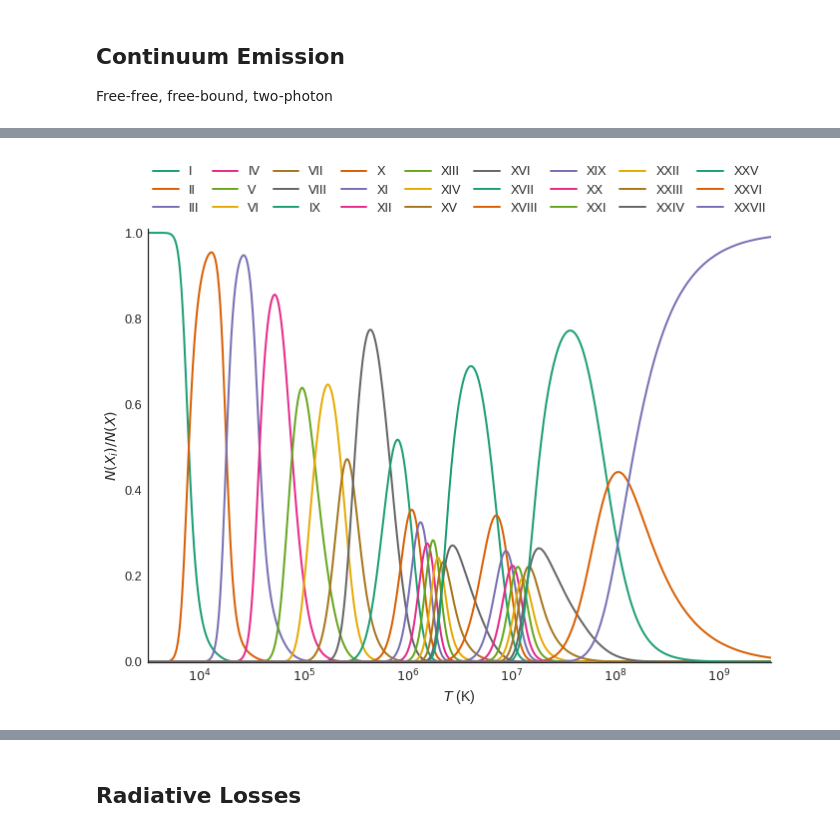
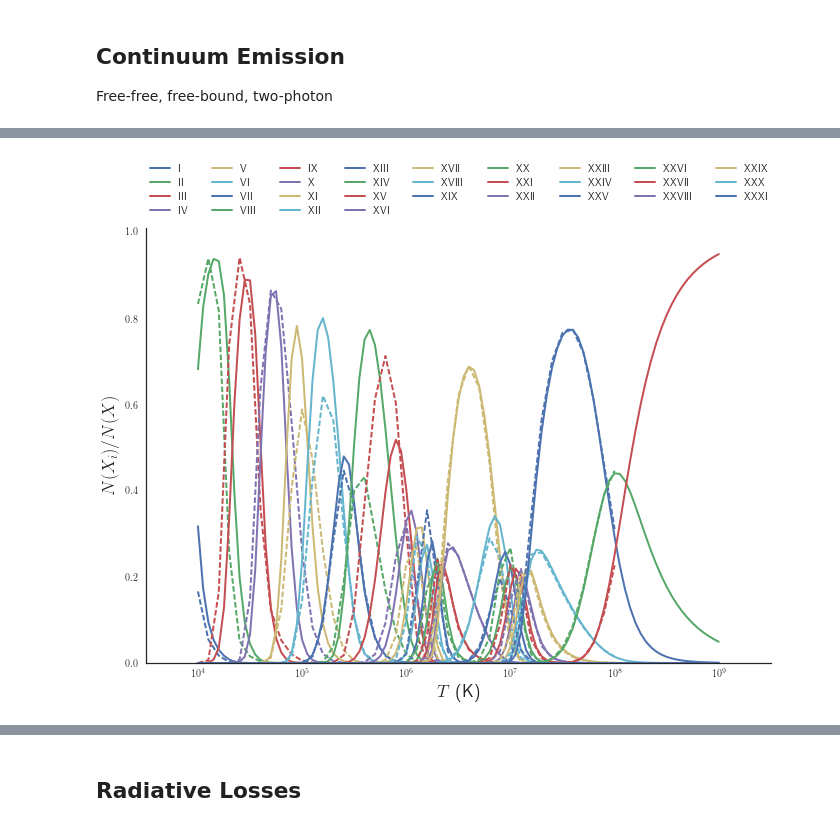
Before and after one commit to wtbarnes/chiantipy-talk-scipy-2017, a Jupyter notebook: paper/build_proceedings_figures.ipynb, the cells around one changed output, grey strips where cells are left out. Saved outputs shown, nothing was run; the diff lists cells and outputs as text; code cells hidden in the pictures.

```diff
--- a/paper/build_proceedings_figures.ipynb
+++ b/paper/build_proceedings_figures.ipynb
@@ -9,7 +9,8 @@ import numpy as np
 from scipy.optimize import curve_fit
 import matplotlib.pyplot as plt
 import matplotlib.colors
-import seaborn as sns
+from matplotlib import ticker
+import seaborn.apionly as sns
 import pandas as pd
 import periodictable
 import roman
@@ -19,9 +20,9 @@ import ChiantiPy.tools.util as ch_util
 import ChiantiPy.tools.data as ch_data
 import ChiantiPy.tools.io as ch_io
 
-sns.set_context('paper',font_scale=1.6,
-                rc={
-                    'lines.linewidth':2
-                })
+#sns.set_context('paper',
+#                rc={prop:plt.rcParams[prop] for prop in ['lines.linewidth','axes.titlesize','axes.labelsize',
+#                                                         'xtick.labelsize','ytick.labelsize']})
 sns.set_style('white')
+sns.set_palette('deep')
 %matplotlib inline
@@ -176,0 +144,4 @@ fe_ioneq.calculate(temperature)
+# %%
+wavelength = np.logspace(0,3,100)
+temperature = np.logspace(6,8.5,100)
+fe18_continuum = ch.Continuum('fe_18',temperature)
@@ -177,19 +209,29 @@ fe_ioneq.calculate(temperature)
+# %%
+fe_ioneq_chianti = ch.ioneq('Fe')
+fe_ioneq_chianti.load()
+fe_ioneq_mazzotta = ch.ioneq('Fe')
+fe_ioneq_mazzotta.load(ioneqName='mazzotta_etal')
 # %%
 fig = plt.figure(figsize=(11.2,8))
 ax = fig.gca()
-colors = sns.color_palette('Dark2',n_colors=fe_ioneq.Ioneq.shape[0])
-for i in range(fe_ioneq.Ioneq.shape[0]):
-    ax.plot(temperature,fe_ioneq.Ioneq[i,:],
+colors = sns.color_palette(n_colors=fe_ioneq_chianti.Ioneq.shape[0])
+for i in range(fe_ioneq_chianti.Ioneq.shape[0]):
+    ax.plot(fe_ioneq_chianti.Temperature,fe_ioneq_chianti.Ioneq[i,:],
             label=roman.toRoman(i+1),
             color=colors[i]
            )
+    ax.plot(fe_ioneq_mazzotta.Temperature,fe_ioneq_mazzotta.Ioneq[i,:],
+            color=colors[i],
+            ls='--'
+           )
+
 ax.set_xscale('log')
 ax.set_ylim([0,1.01])
 ax.set_xlabel(r'$T$ (K)')
 ax.set_ylabel(r'$N(X_i)/N(X)$')
 ax.set_xlim([temperature[0],temperature[-1]])
 ax.legend(bbox_to_anchor=(0,1.02,1,0.2), loc="lower left",
                 mode="expand", borderaxespad=0, ncol=9)
 sns.despine(fig=fig,ax=ax)
 # %% [output]
-[figure, old version]
+[figure, new version]
```
Also changed, not shown: parts of 16 cells of this notebook, 5 other files.
